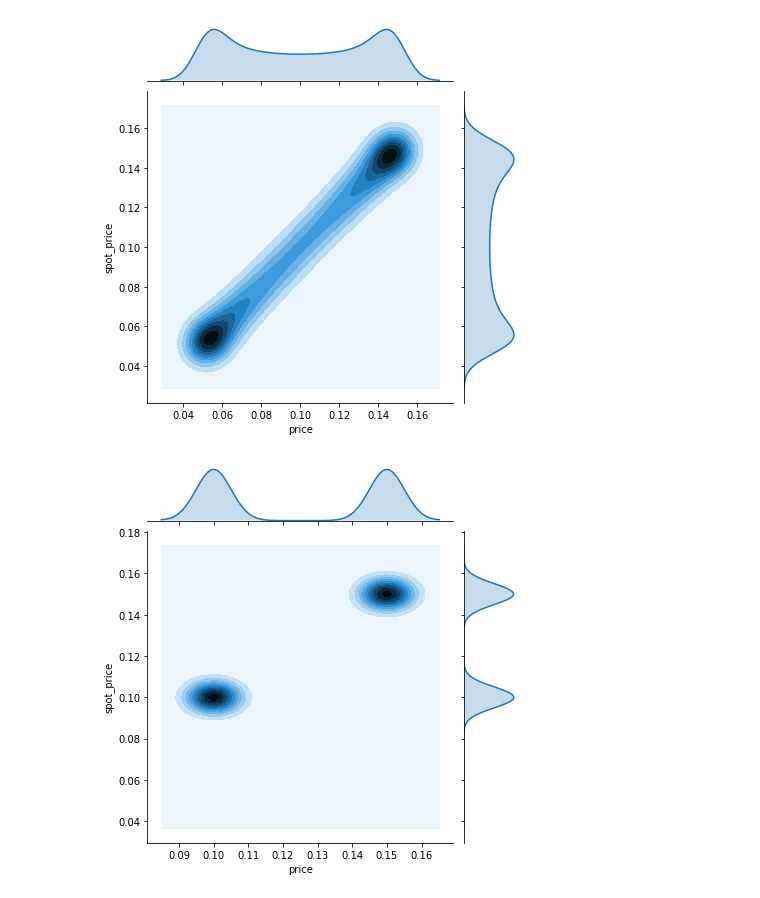
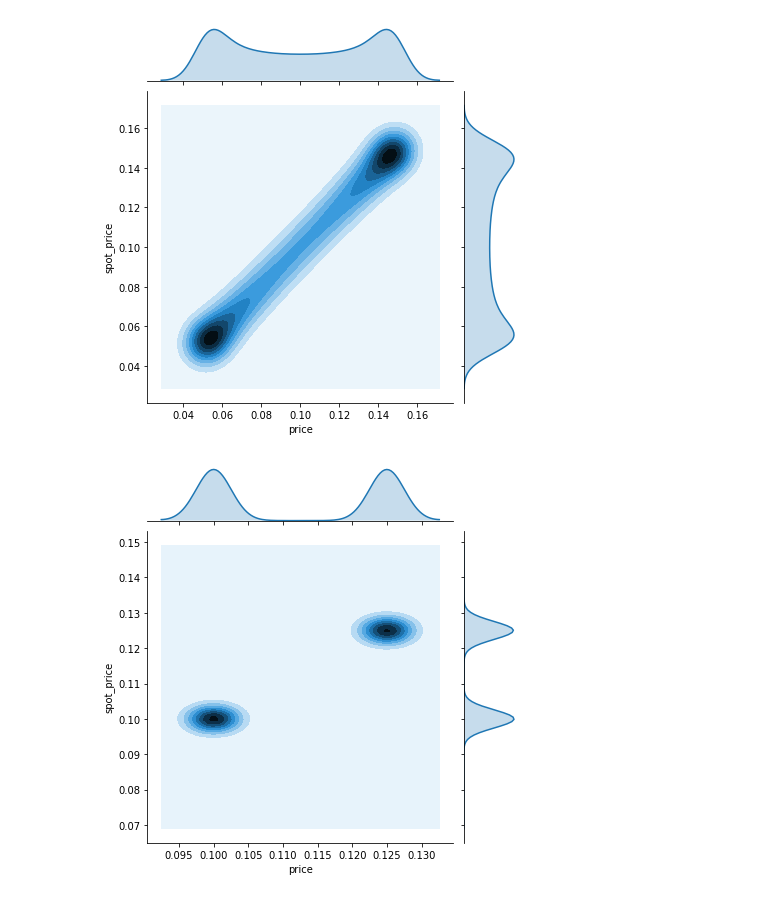
Before and after one commit to BlockScience/conviction, a Jupyter notebook: abc_sim-simpler.ipynb, the cells around one changed output. Drawn from its saved outputs; the diff is of its cells as text; code cells hidden in the pictures.

```diff
--- a/abc_sim-simpler.ipynb
+++ b/abc_sim-simpler.ipynb
@@ -50,7 +50,9 @@ params= {
     'invariant': [V0],
     'dust' : [dust],
     'rule' : rules,
-    'dP' : ['N/A', P0/2, P0/100, 'N/A']}
+    'dP' : ['N/A', P0/4, P0/1000, P0/2],
+    'sigma': [.005,'N/A','N/A', 'N/A'],
+    'period': ['N/A', 2000,2000,2000]}
 # %%
 initial_conditions = {'supply': S0,
                       'price': P0,
@@ -374,7 +379,7 @@ sns.jointplot(x='price', y='spot_price',kind='kde',data=df[df.rule=="sin"])
 <seaborn.axisgrid.JointGrid at 0x...>
 [figure]
 # %%
-sns.jointplot(x='price', y='spot_price',kind='kde',data=df[df.rule=="step"])
+sns.jointplot(x='price', y='spot_price',kind='kde',data=df[(df.rule=="step")])
 plt.show()
 # %% [output]
-[figure, old version]
+[figure, new version]
```
Also changed, not shown: parts of 21 cells of this notebook, 2 other files.
